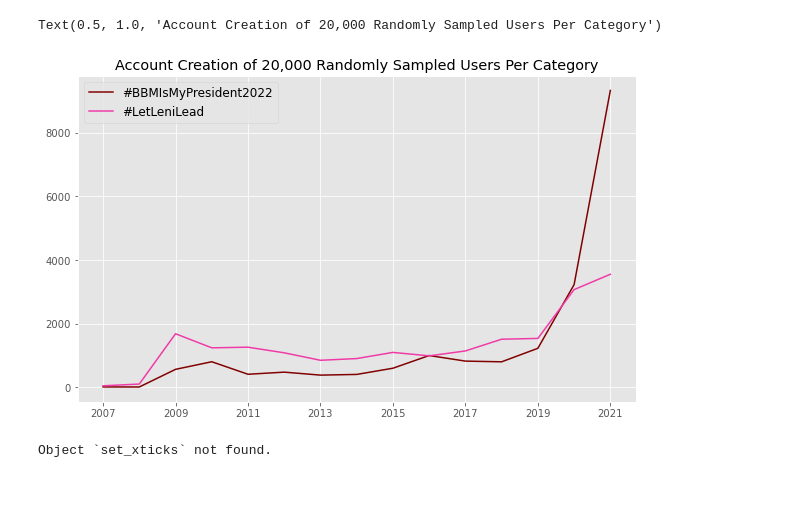
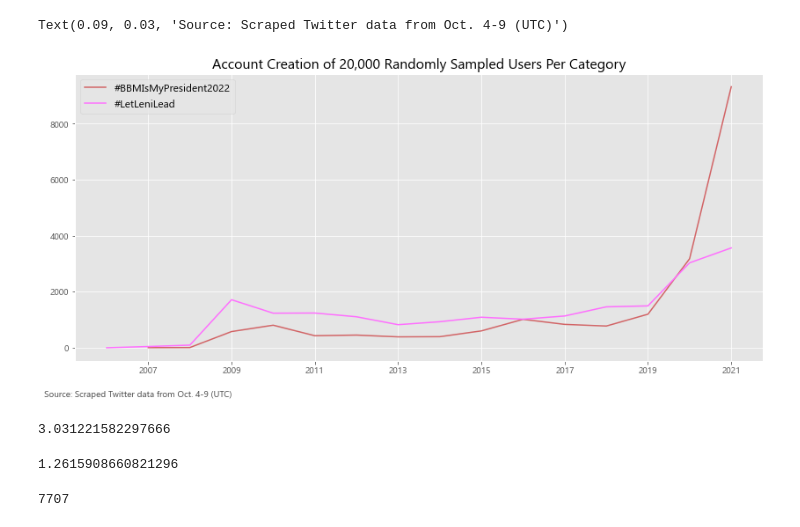
Before and after one commit to ralphgutz/leni-bbm-tweet-analysis, a Jupyter notebook: some comparisons.ipynb, the cells around one changed output. Saved outputs shown, nothing was run; the diff lists cells and outputs as text; code cells hidden in the pictures; blank space fills up the shorter version.

```diff
--- a/some comparisons.ipynb
+++ b/some comparisons.ipynb
@@ -4,5 +6,8 @@ import pandas as pd
 import matplotlib.pyplot as plt
 plt.style.use("ggplot")
 
-bbm_tweets_df = pd.read_csv("bbm_tweets_oct4-9.csv")
-leni_tweets_df = pd.read_csv("leni_tweets_oct4-9.csv")
+bbm_tweets_df = pd.read_csv("./datasets/bbm_tweets_oct4-9.csv")
+leni_tweets_df = pd.read_csv("./datasets/leni_tweets_oct4-9.csv")
+# %%
+plt.rcParams["font.family"] = "sans-serif"
+plt.rcParams["font.sans-serif"] = ["Gadugi"]
@@ -43,18 +175,16 @@ fig.tight_layout()
 # %%
-creation_bbm = pd.DatetimeIndex(bbm_tweets_df["AccountCreated"].sample(20000)).year.value_counts().sort_index()
-creation_leni = pd.DatetimeIndex(leni_tweets_df["AccountCreated"].sample(20000)).year.value_counts().sort_index()
+creation_bbm = pd.DatetimeIndex(bbm_tweets_df["AccountCreated"].sample(20000, random_state=0)).year.value_counts().sort_index()
+creation_leni = pd.DatetimeIndex(leni_tweets_df["AccountCreated"].sample(20000, random_state=0)).year.value_counts().sort_index()
 
-fig, ax = plt.subplots(1,1,figsize=(10,6))
+fig, ax = plt.subplots(1,1,figsize=(14,6))
 
-ax.plot(creation_bbm, color="#800000", label="#BBMIsMyPresident2022")
-ax.plot(creation_leni, color="#ef3ba7", label="#LetLeniLead")
+ax.plot(creation_bbm, color="#D26466", label="#BBMIsMyPresident2022")
+ax.plot(creation_leni, color="#FF6FFF", label="#LetLeniLead")
 plt.legend(prop={"size": 12})
 plt.xticks([2007, 2009, 2011, 2013, 2015, 2017, 2019, 2021])
-ax.set_title("Account Creation of 20,000 Randomly Sampled Users Per Category")
+ax.set_title("Account Creation of 20,000 Randomly Sampled Users Per Category", fontsize=16)
+
+fig.text(.09,0.03,"Source: Scraped Twitter data from Oct. 4-9 (UTC)", alpha=0.7)
 # %% [output]
-Text(0.5, 1.0, 'Account Creation of 20,000 Randomly Sampled Users Per Category')
+Text(0.09, 0.03, 'Source: Scraped Twitter data from Oct. 4-9 (UTC)')
-[figure, old version]
+[figure, new version]
-# %%
-axes[1].set_xticks?
-# %% [output]
-Object `set_xticks` not found.
@@ -62,0 +191,12 @@ axes[1].set_xticks
+# %%
+bbm_tweets_df["Username"].sample(20000, random_state=0).value_counts().mean()
+# %% [output]
+3.031221582297666
+# %%
+leni_tweets_df["Username"].sample(20000, random_state=0).value_counts().mean()
+# %% [output]
+1.2615908660821296
+# %%
+bbm_tweets_df["Username"].nunique()
+# %% [output]
+7707
```
Also changed, not shown: parts of 17 cells of this notebook, 2 other files.
